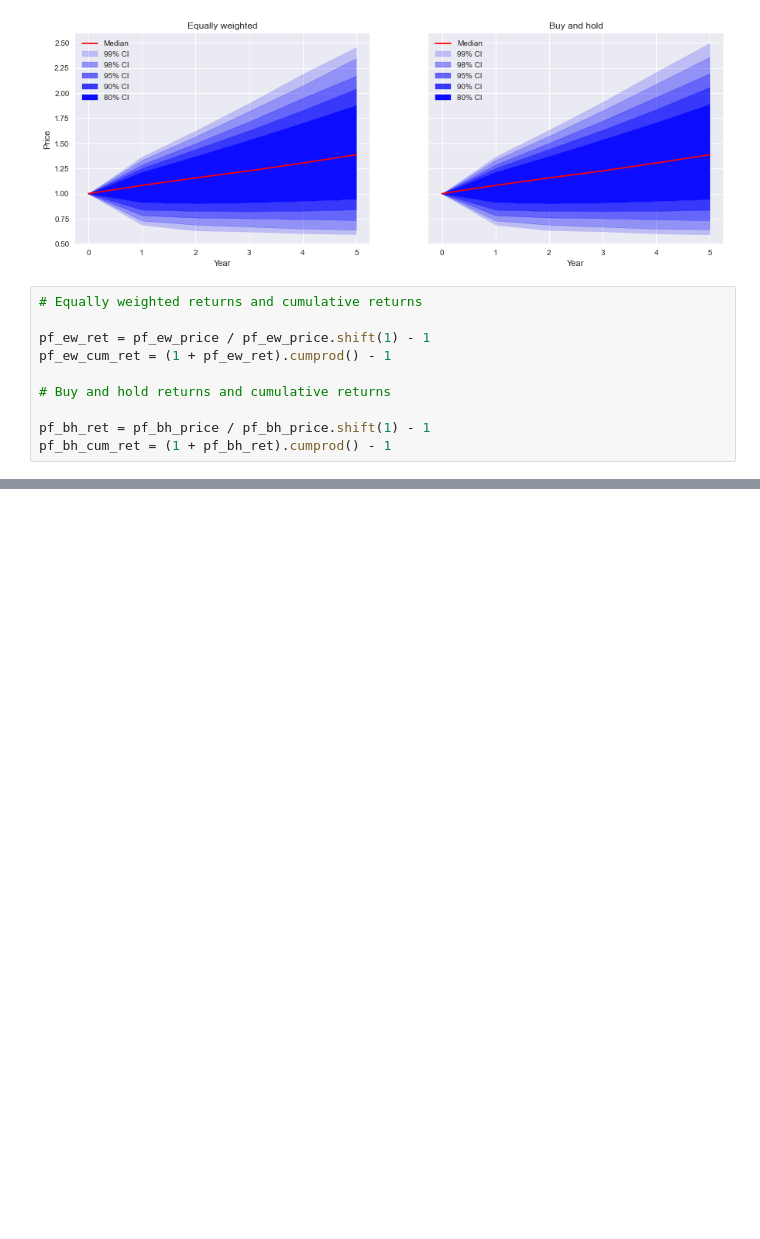
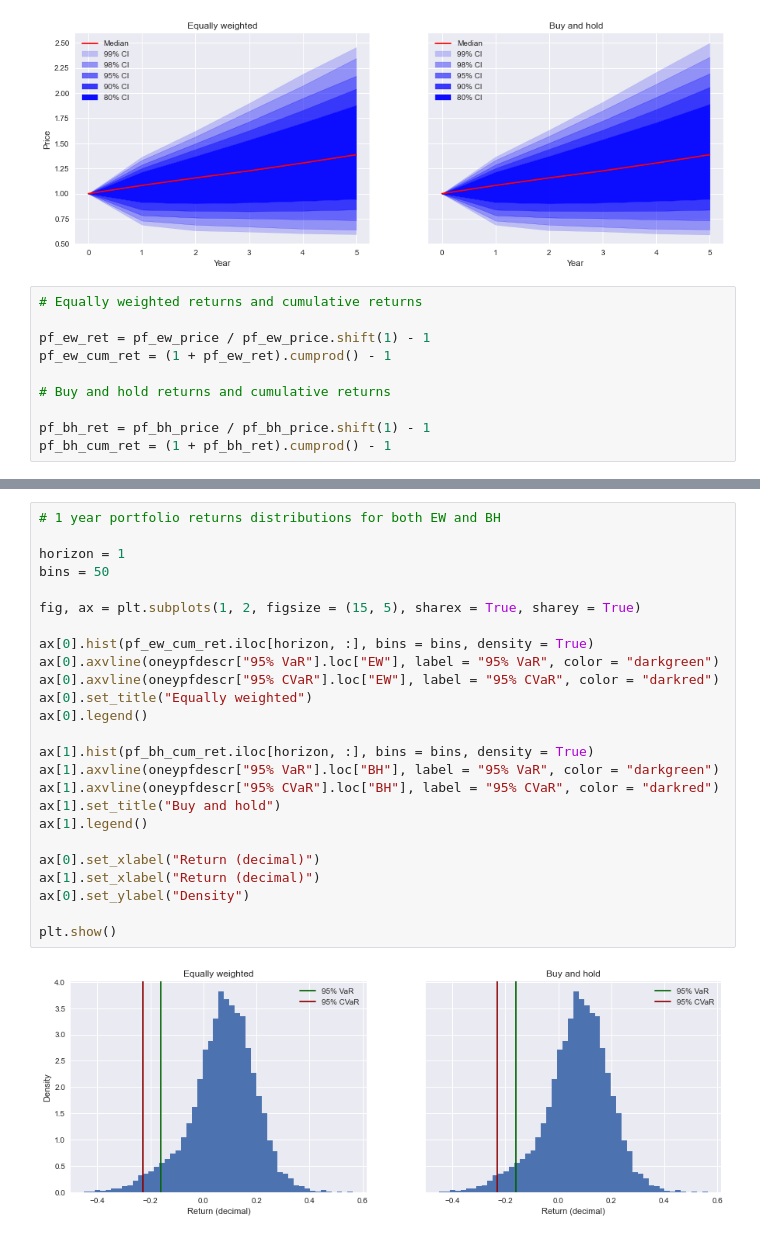
Before and after one commit to frgy17ac/Exammmmm, a Jupyter notebook: Solutions/Solution to Optimizing portfolios.ipynb, the cells around one changed output, grey strips where cells are left out. Cells and saved outputs as stored; diff of their text form; blank space fills up the shorter version.

```diff
--- a/Solutions/Solution to Optimizing portfolios.ipynb
+++ b/Solutions/Solution to Optimizing portfolios.ipynb
@@ -238,0 +299,27 @@ pf_bh_cum_ret = (1 + pf_bh_ret).cumprod() - 1
+# %%
+# 1 year portfolio returns distributions for both EW and BH
+
+horizon = 1
+bins = 50
+
+fig, ax = plt.subplots(1, 2, figsize = (15, 5), sharex = True, sharey = True)
+
+ax[0].hist(pf_ew_cum_ret.iloc[horizon, :], bins = bins, density = True)
+ax[0].axvline(oneypfdescr["95% VaR"].loc["EW"], label = "95% VaR", color = "darkgreen")
+ax[0].axvline(oneypfdescr["95% CVaR"].loc["EW"], label = "95% CVaR", color = "darkred")
+ax[0].set_title("Equally weighted")
+ax[0].legend()
+
+ax[1].hist(pf_bh_cum_ret.iloc[horizon, :], bins = bins, density = True)
+ax[1].axvline(oneypfdescr["95% VaR"].loc["BH"], label = "95% VaR", color = "darkgreen")
+ax[1].axvline(oneypfdescr["95% CVaR"].loc["BH"], label = "95% CVaR", color = "darkred")
+ax[1].set_title("Buy and hold")
+ax[1].legend()
+
+ax[0].set_xlabel("Return (decimal)")
+ax[1].set_xlabel("Return (decimal)")
+ax[0].set_ylabel("Density")
+
+plt.show()
+# %% [output]
+[figure, added]
```
Also changed, not shown: parts of 6 cells of this notebook.
